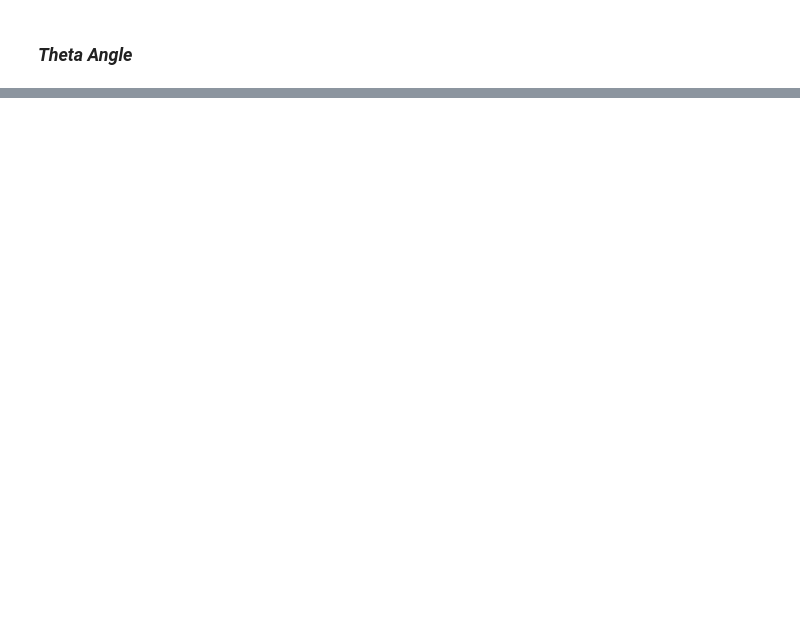
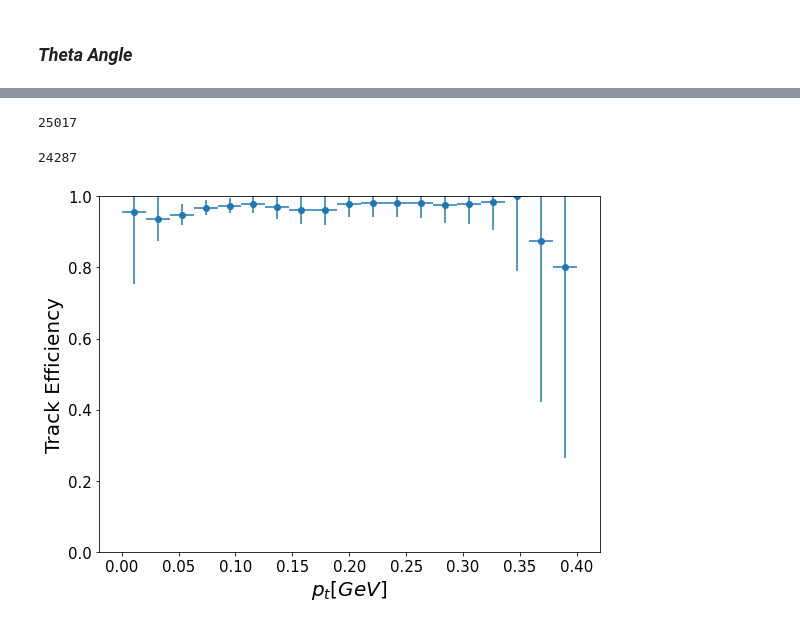
Before and after one commit to ai4fair/stttrkx, a Jupyter notebook: eval/plot_trk_perf.ipynb, the cells around one changed output, grey strips where cells are left out. Drawn from its saved outputs; the diff is of its cells as text; code cells hidden in the pictures; blank space fills up the shorter version.

```diff
--- a/eval/plot_trk_perf.ipynb
+++ b/eval/plot_trk_perf.ipynb
@@ -175,0 +227,8 @@ cut_d0: 0.0
+# %%
+df[df.is_trackable].shape[0]
+# %% [output]
+25017
+# %%
+df[df.is_trackable & df.is_matched].shape[0]
+# %% [output]
+24287
@@ -176,2 +237,44 @@ cut_d0: 0.0
+# %%
+def get_ratio(x_vals, y_vals):
+    res = [x/y if y!=0 else 0.0 for x,y in zip(x_vals, y_vals)]
+    err = [x/y * math.sqrt((x+y)/(x*y)) if y!=0 and x!=0 else 0.0 for x,y in zip(x_vals, y_vals)]
+    return res, err
+# %%
+def plot_pt_eff(particles):
+    """Phys Eff: pt vs reco_pt, Tech Eff: true_pt vs reco_pt"""
+
+    pt = particles.pt.values
+    gen_pt = pt
+    true_pt = pt[particles["is_trackable"]]
+    reco_pt = pt[particles["is_trackable"] & particles["is_matched"]]
+
+    # Get histogram values of true_pt and reco_pt
+    true_vals, true_bins = np.histogram(true_pt, bins=pt_bins)    # change gen_pt, true_pt to get phys/tech eff.
+    reco_vals, reco_bins = np.histogram(reco_pt, bins=pt_bins)
+
+    # Plot the ratio of the histograms as an efficiency
+    eff, err = get_ratio(reco_vals, true_vals)
+
+    xvals = (true_bins[1:] + true_bins[:-1]) / 2
+    xerrs = (true_bins[1:] - true_bins[:-1]) / 2
+
+    fig, ax = plt.subplots(figsize=(8,6))
+    ax.errorbar(xvals, eff, xerr=xerrs, yerr=err, fmt='o', label='Efficiency')
+
+    # Add x and y labels
+    ax.set_xlabel('$p_t [GeV]$', fontsize=20)
+    ax.set_ylabel('Track Efficiency', fontsize=20)
+    ax.tick_params(axis='both', which='major', labelsize=15)
+    ax.tick_params(axis='both', which='minor', labelsize=12)
+    # ax.set_xlim(-41, 41)
+    ax.set_ylim(0, 1)
+    # ax.legend(fontsize=20, loc='best')
+    ax.grid(False)
+    fig.tight_layout()
+    fig.savefig("eff.pdf")
+# %%
+plot_pt_eff(df)
+# %% [output]
+[figure, added]
 # %%
 store.close()
```
Also changed, not shown: parts of 26 cells of this notebook, 2 other files.
